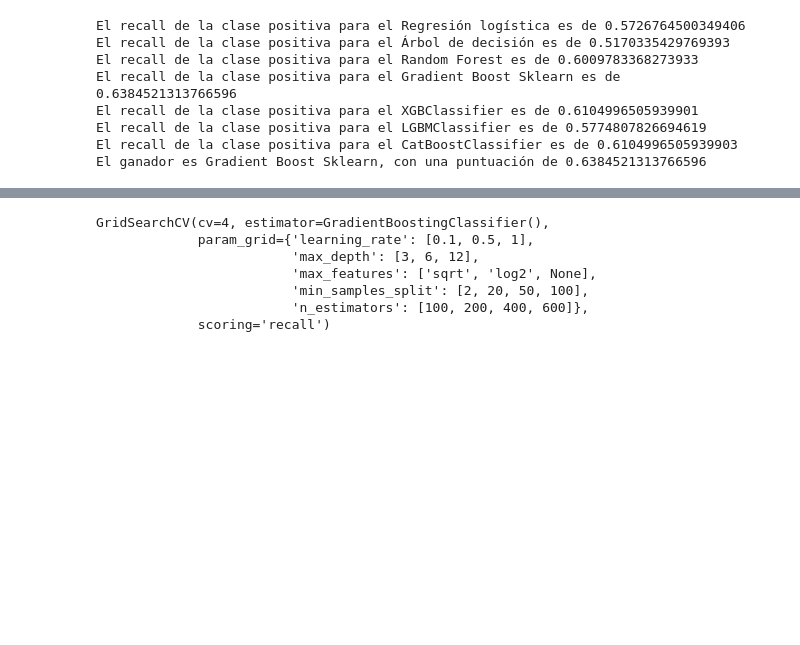
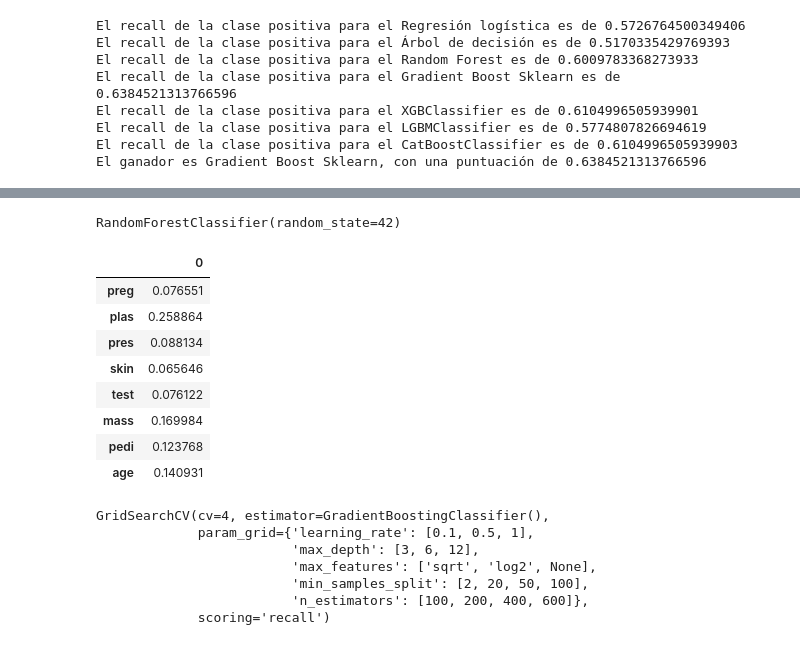
Before and after one commit to DarioRuizGon/ONLINE_DS_THEBRIDGE_DARIO, a Jupyter notebook: Sprint_11/Unidad_2/18_Practica_Obligatoria_Ensamblado_de_Modelos.ipynb, the cells around one changed output, grey strips where cells are left out. Drawn from its saved outputs; the diff is of its cells as text; code cells hidden in the pictures; blank space fills up the shorter version.

```diff
--- a/Sprint_11/Unidad_2/18_Practica_Obligatoria_Ensamblado_de_Modelos.ipynb
+++ b/Sprint_11/Unidad_2/18_Practica_Obligatoria_Ensamblado_de_Modelos.ipynb
@@ -212,3 +256,19 @@ El ganador es Gradient Boost Sklearn, con una puntuación de 0.6384521313766596
+# %%
+rfc.fit(X_train, y_train)
+# %% [output]
+RandomForestClassifier(random_state=42)
+# %%
+pd.DataFrame(rfc.feature_importances_, index= features)
+# %% [output]
+|  | 0 |
+| preg | 0.076551 |
+| plas | 0.258864 |
+| pres | 0.088134 |
+| skin | 0.065646 |
+| test | 0.076122 |
+| mass | 0.169984 |
+| pedi | 0.123768 |
+| age | 0.140931 |
 # %%
 param_grid = {
     "n_estimators": [100, 200, 400, 600],
```
Also changed, not shown: parts of 11 cells of this notebook, 3 other files.
